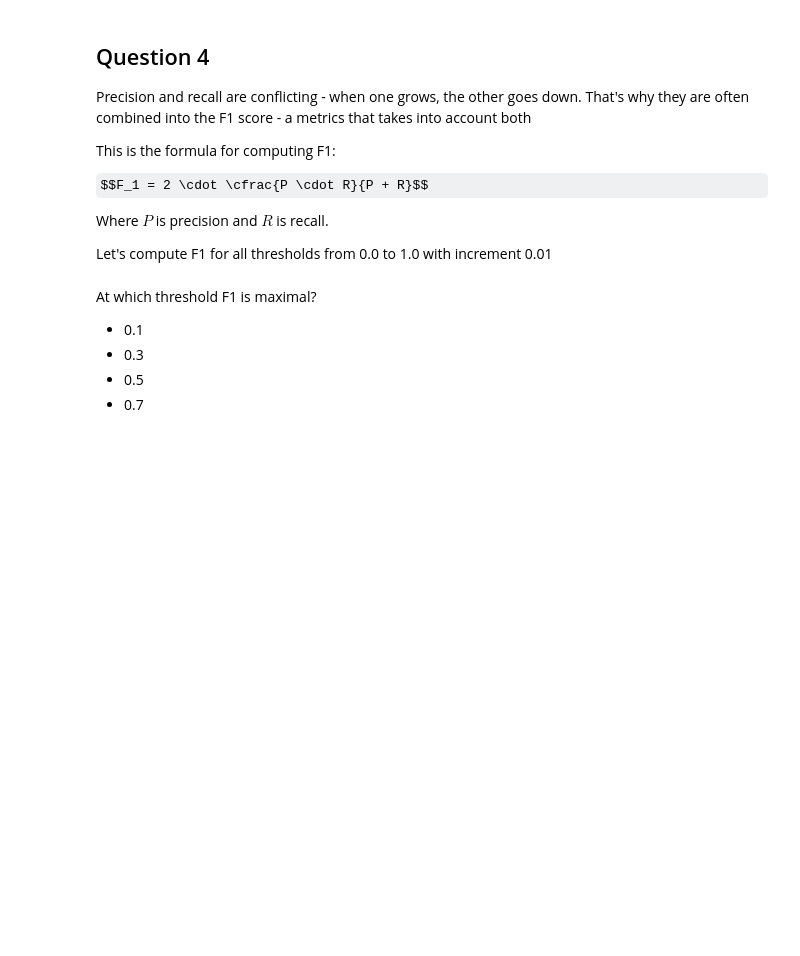
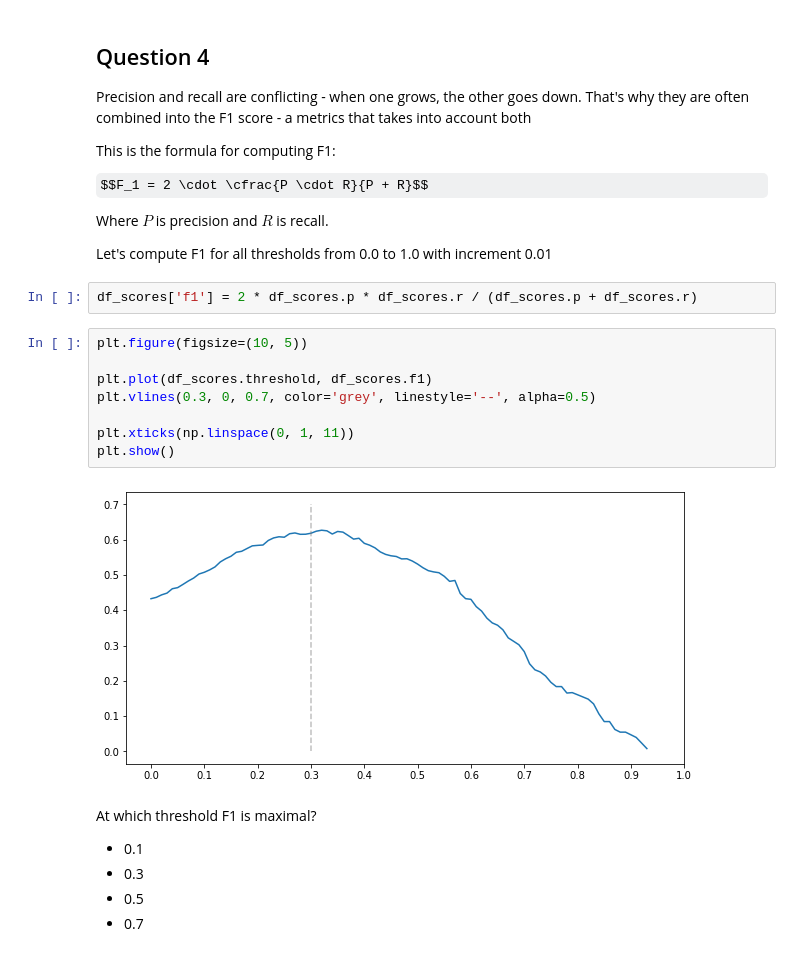
Before and after one commit to ingluissantana/mlbookcamp-code, a Jupyter notebook: course-zoomcamp/04-evaluation/homework-4-starter.ipynb, the cells around one changed output. Cells and saved outputs as stored; diff of their text form; some formulas as TeX source; blank space fills up the shorter version.

```diff
--- a/course-zoomcamp/04-evaluation/homework-4-starter.ipynb
+++ b/course-zoomcamp/04-evaluation/homework-4-starter.ipynb
@@ -236,6 +321,18 @@ $$F_1 = 2 \cdot \cfrac{P \cdot R}{P + R}$$
 Where $P$ is precision and $R$ is recall.
 
 Let's compute F1 for all thresholds from 0.0 to 1.0 with increment 0.01
+# %%
+df_scores['f1'] = 2 * df_scores.p * df_scores.r / (df_scores.p + df_scores.r)
+# %%
+plt.figure(figsize=(10, 5))
+
+plt.plot(df_scores.threshold, df_scores.f1)
+plt.vlines(0.3, 0, 0.7, color='grey', linestyle='--', alpha=0.5)
+
+plt.xticks(np.linspace(0, 1, 11))
+plt.show()
+# %% [output]
+[figure, added]
 # %% [markdown]
 At which threshold F1 is maximal?
 
```
Also changed, not shown: parts of 18 cells of this notebook, 3 other files.
